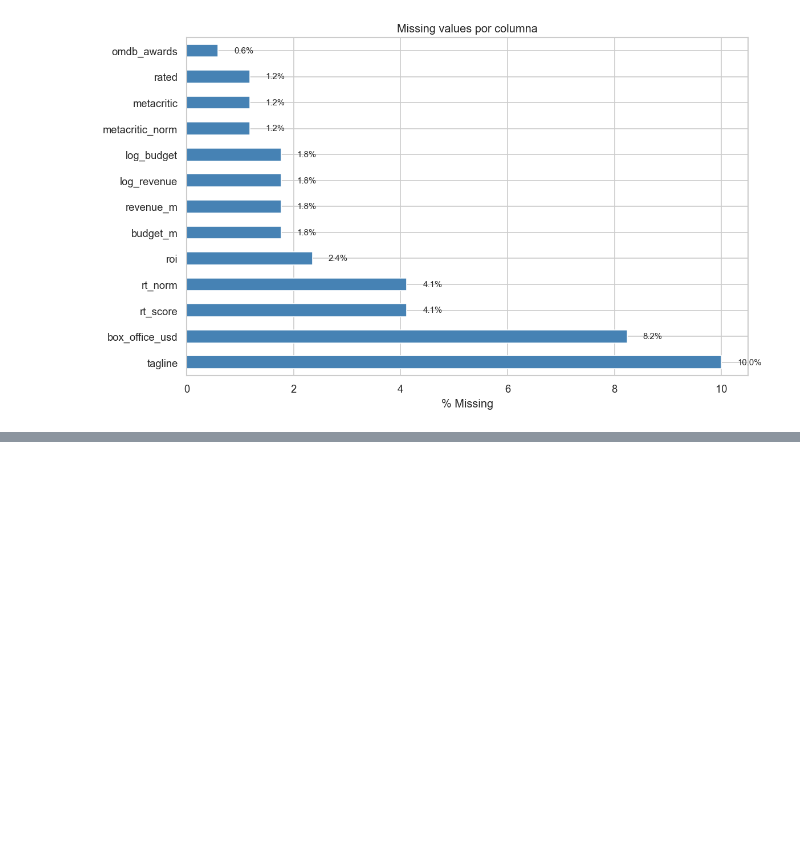
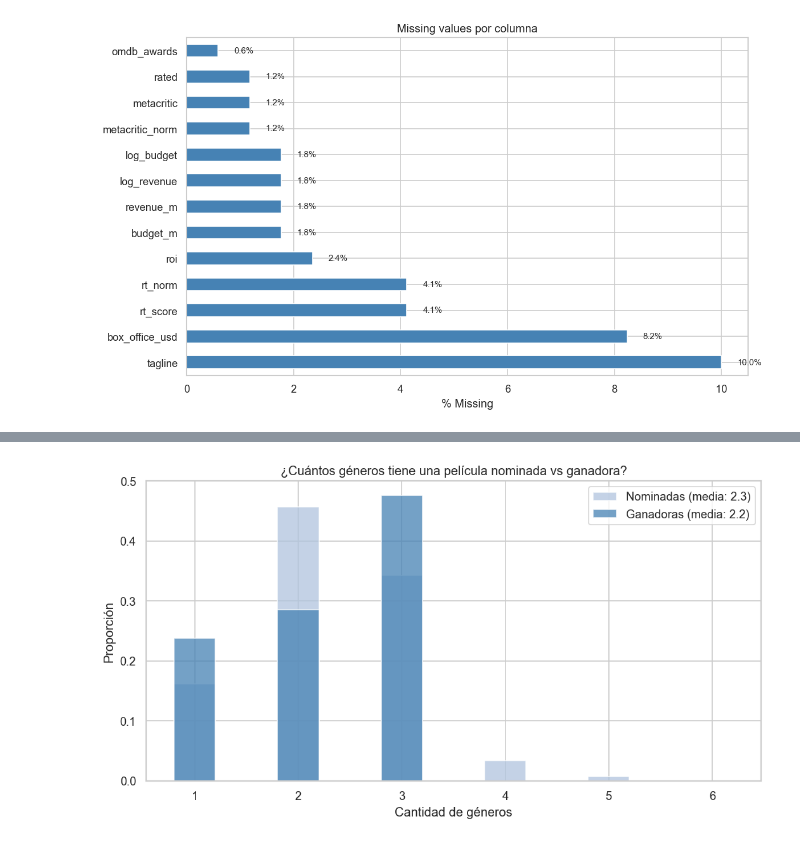
Before and after one commit to nataliamarinn/oscars, a Jupyter notebook: eda.ipynb, the cells around one changed output, grey strips where cells are left out. Drawn from its saved outputs; the diff is of its cells as text; code cells hidden in the pictures; blank space fills up the shorter version.

```diff
--- a/eda.ipynb
+++ b/eda.ipynb
@@ -94,29 +65,0 @@ plt.show()
-# %%
-fig, axes = plt.subplots(2, 3, figsize=(16, 10))
-
-comparisons = [
-    ("imdb_rating",          "IMDB Rating",            "steelblue"),
-    ("rt_score",             "Rotten Tomatoes %",      "tomato"),
-    ("metacritic",           "Metacritic",             "seagreen"),
-    ("budget_m",             "Budget (millones USD)",  "mediumpurple"),
-    ("revenue_m",            "Revenue (millones USD)", "darkorange"),
-    ("runtime_min",          "Runtime (minutos)",      "slategray"),
-]
-
-for ax, (col, title, color) in zip(axes.flat, comparisons):
-    winners = df[df["won_best_picture"] == 1][col].dropna()
-    losers  = df[df["won_best_picture"] == 0][col].dropna()
-
-    ax.hist(losers,  bins=20, alpha=0.5, color="gray",  label=f"Nominadas (n={len(losers)})",  density=True)
-    ax.hist(winners, bins=20, alpha=0.75, color=color,  label=f"Ganadoras (n={len(winners)})", density=True)
-
-    ax.axvline(losers.mean(),  color="gray",  linestyle="--", linewidth=1.8)
-    ax.axvline(winners.mean(), color=color,   linestyle="--", linewidth=1.8,
-               label=f"Media: {winners.mean():.1f} vs {losers.mean():.1f}")
-
-    ax.set_title(title)
-    ax.legend(fontsize=8)
-
-plt.suptitle("Winners vs Nominadas — distribuciones comparadas", fontsize=14, y=1.01)
-plt.tight_layout()
-plt.show()
@@ -124,0 +123,18 @@ plt.show()
+# %%
+df["n_genres"] = df["genres"].apply(lambda g: len(json.loads(g)) if pd.notna(g) else 0)
+
+fig, ax = plt.subplots(figsize=(9, 5))
+for won, label, color in [(0, "Nominadas", "lightsteelblue"), (1, "Ganadoras", "steelblue")]:
+    sub = df[df["won_best_picture"] == won]["n_genres"]
+    ax.hist(sub, bins=range(1, 8), alpha=0.75, color=color, label=f"{label} (media: {sub.mean():.1f})",
+            align="left", rwidth=0.4, density=True)
+
+ax.set_title("¿Cuántos géneros tiene una película nominada vs ganadora?")
+ax.set_xlabel("Cantidad de géneros")
+ax.set_ylabel("Proporción")
+ax.set_xticks(range(1, 7))
+ax.legend()
+plt.tight_layout()
+plt.show()
+# %% [output]
+[figure, added]
```
Also changed, not shown: parts of 19 cells of this notebook.
